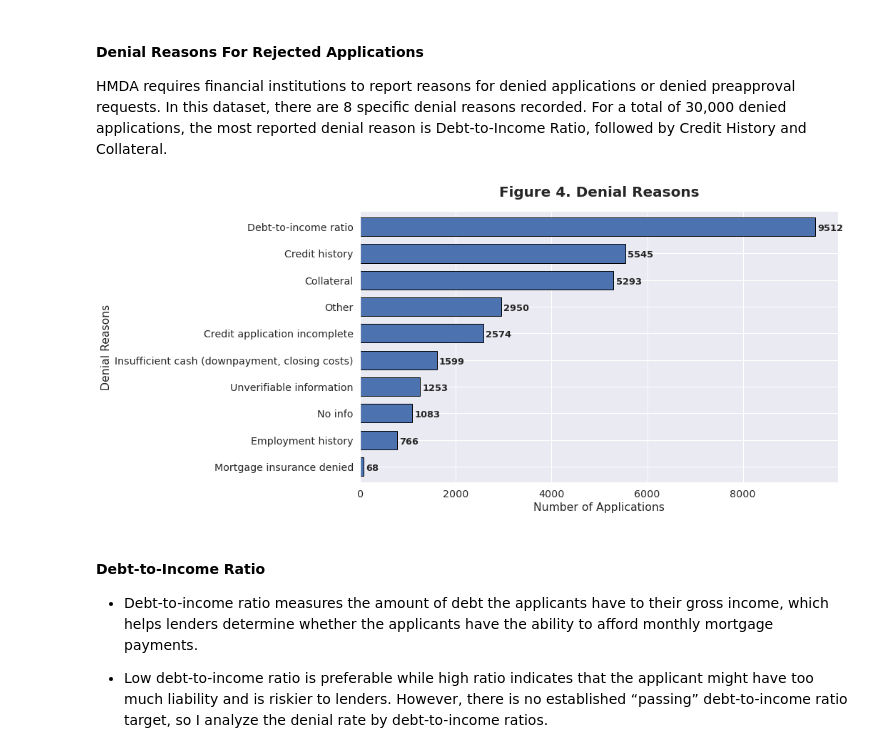
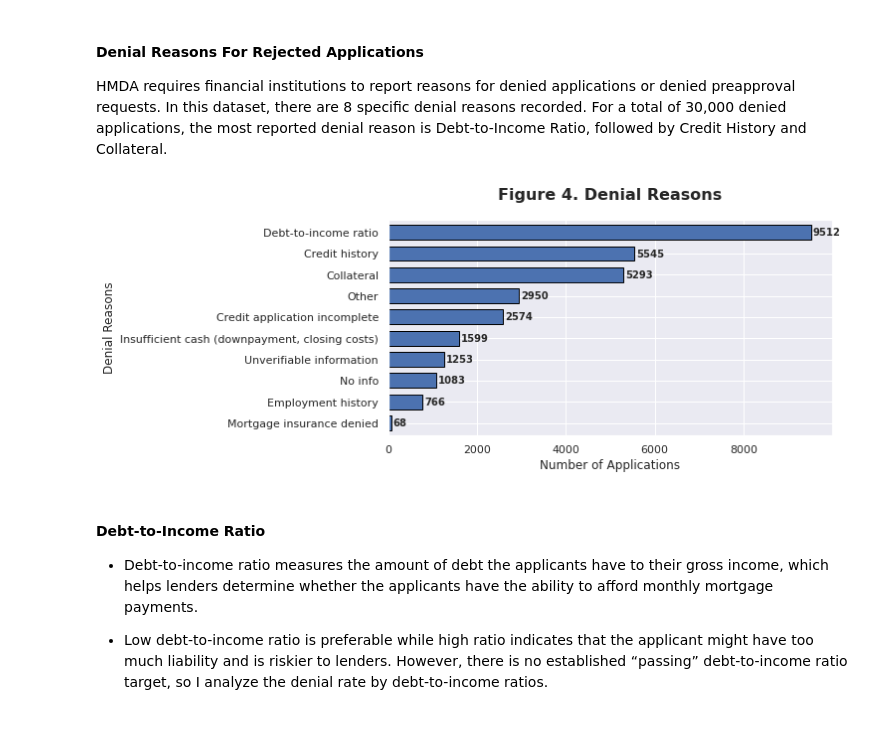
Before and after one commit to linhhvo/home-mortgage-data-analysis, a Jupyter notebook: HMDA Data Analysis.ipynb, the cells around one changed output. Drawn from its saved outputs; the diff is of its cells as text; code cells hidden in the pictures; blank space fills up the shorter version.

```diff
--- a/HMDA Data Analysis.ipynb
+++ b/HMDA Data Analysis.ipynb
@@ -14,7 +14,7 @@ from sklearn import metrics
 from sklearn.model_selection import train_test_split
 import statsmodels.api as sm
 # %%
-df=pd.read_csv('mortgages.csv')
+df=pd.read_csv('mortgages.csv', low_memory=False)
 
 print(df.shape)
 # %% [output]
@@ -78,8 +78,6 @@ First of all, I analyze the demographics of first-time home buyers in order to p
 * There are approximately 230,000 mortgage applications from buyers in 25-34 and 35-44 age groups in 2018, which account for two-third of the first-time buyers subset.
 * There are more male applicants than female applicants; however, joint applicants actually make up for the biggest fraction as couples are more likely to buy a home for their new families.
 * Nearly 70% of the first-time home buyers subset is White, followed by only 8% of Asian and 5% of Black or African American.
-# %%
-sns.set(style='darkgrid', font_scale=1.3) #set overall graph style
 # %%
 # age
 age=pd.DataFrame(subset.applicant_age.value_counts())
@@ -106,18 +104,21 @@ race['Median interest rate']=subset.groupby('derived_race')['interest_rate'].med
 race=race.reindex(['American Indian or Alaska Native','Asian','Black or African American',
                  'Native Hawaiian or Other Pacific Islander','White','2 or more minority races',
                  'Joint','Free Form Text Only','Race Not Available'])
+# %%
+sns.set(style='darkgrid', font_scale=1) #set overall graph style
 # %%
 # subplots for demographics graphs
 gs=gridspec.GridSpec(2,2,width_ratios=[1.4,1])
-fig= plt.figure(figsize=(15,12))
+fig= plt.figure(figsize=(10,8))
 
 # age bar chart
 ax=plt.subplot(gs[0,0])
 age_fig=sns.barplot(x=age.index, y='Applications', data=age, color='cyan',
                       saturation=.5, edgecolor='.2')
 age_fig.set(ylabel='Number of Applications', xlabel='Applicant Age Range')
+
 fig.suptitle('Figure 1. Demographics of First-time Home Buyers in 2018',
-          ha='center', weight='bold', fontsize=20, x=.35, y=.92)
+          ha='center', weight='bold', fontsize=16, x=.35, y=.92)
 
 # gender bar chart
 ax=plt.subplot(gs[0,1])
@@ -133,6 +134,6 @@ race_fig=sns.barplot(y=race.index, x='Applications', data=race, color='sienna',
 race_fig.set(xlabel='Number of Applications', ylabel='Applicant Race')
 for i in race_fig.patches:
     race_fig.text(i.get_width()+1000, i.get_y()+0.52, str(int(i.get_width())),
-                  fontweight='bold', fontsize=13)
+                  fontweight='bold', fontsize=10)
 plt.show()
 # %% [output]
@@ -223,30 +224,30 @@ HMDA requires financial institutions to report reasons for denied applications o
 # %%
 denial_reason_df=pd.DataFrame(subset[subset['loan_status'] == 'Denied'].denial_reason_1.value_counts())
 denial_reason_df=denial_reason_df.rename(index={1: 'Debt-to-income ratio',
                                                 2: 'Employment history',
                                                 3: 'Credit history',
                                                 4: 'Collateral',
                                                 5: 'Insufficient cash (downpayment, closing costs)',
                                                 6: 'Unverifiable information',
                                                 7: 'Credit application incomplete',
                                                 8: 'Mortgage insurance denied',
                                                 9: 'Other',
                                                 1111: 'No info'})
 
 # bar plot
-denial_reason_graph=denial_reason_df.plot(kind='barh', figsize=(12,7), edgecolor='black', width=.7)
+denial_reason_graph=denial_reason_df.plot(kind='barh', figsize=(8,4), edgecolor='black', width=.7)
 denial_reason_graph.get_legend().remove()
 denial_reason_graph.invert_yaxis() #sort bars in descending order
 denial_reason_graph.set(xlabel='Number of Applications', ylabel='Denial Reasons')
 # add numbers of applications for each bar
 for i in denial_reason_graph.patches:
     denial_reason_graph.text(i.get_width()+50, i.get_y()+0.5, str(round((i.get_width()), 2)),
-                             fontweight='bold', fontsize=13)
-plt.title('Figure 4. Denial Reasons', weight='bold', fontsize=20, pad=20)
+                             fontweight='bold', fontsize=10)
+plt.title('Figure 4. Denial Reasons', weight='bold', fontsize=16, pad=20)
 
 plt.show()
 # %% [output]
-[figure, old version]
+[figure, new version]
 # %% [markdown]
 #### Debt-to-Income Ratio
 
```
Also changed, not shown: parts of 10 cells of this notebook.
